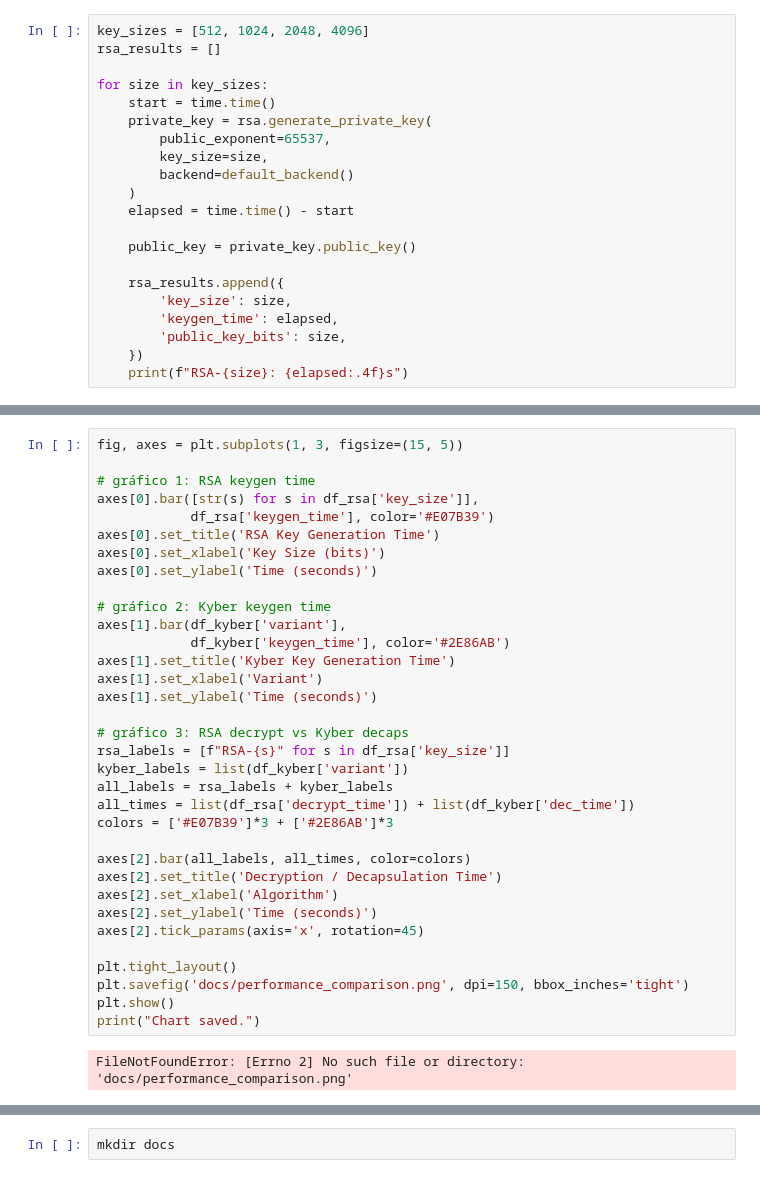
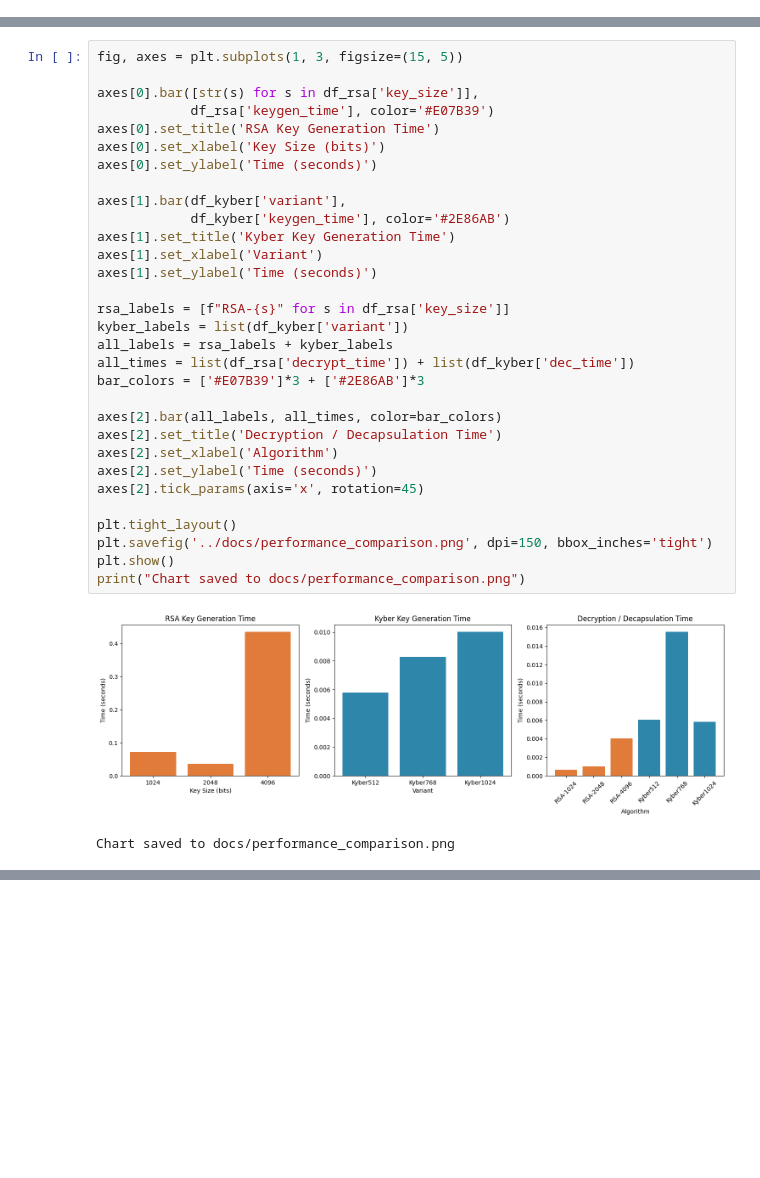
Before and after one commit to upereirag/post-quantum-risk-analysis, a Jupyter notebook: notebooks/analysis.ipynb, the cells around one changed output, grey strips where cells are left out. Drawn from its saved outputs; the diff is of its cells as text; blank space fills up the shorter version.

```diff
--- a/notebooks/analysis.ipynb
+++ b/notebooks/analysis.ipynb
@@ -10,24 +11,3 @@ from cryptography.hazmat.backends import default_backend
 print("Libraries loaded successfully.")
 # %% [output]
 Libraries loaded successfully.
-# %%
-key_sizes = [512, 1024, 2048, 4096]
-rsa_results = []
-
-for size in key_sizes:
-    start = time.time()
-    private_key = rsa.generate_private_key(
-        public_exponent=65537,
-        key_size=size,
-        backend=default_backend()
-    )
-    elapsed = time.time() - start
-
-    public_key = private_key.public_key()
-
-    rsa_results.append({
-        'key_size': size,
-        'keygen_time': elapsed,
-        'public_key_bits': size,
-    })
-    print(f"RSA-{size}: {elapsed:.4f}s")
@@ -261,36 +142,34 @@ RSA-2048 → RSA-4096        2.0      2.4221              1.2111
 # %%
 fig, axes = plt.subplots(1, 3, figsize=(15, 5))
 
-# gráfico 1: RSA keygen time
 axes[0].bar([str(s) for s in df_rsa['key_size']],
             df_rsa['keygen_time'], color='#E07B39')
 axes[0].set_title('RSA Key Generation Time')
 axes[0].set_xlabel('Key Size (bits)')
 axes[0].set_ylabel('Time (seconds)')
 
-# gráfico 2: Kyber keygen time
 axes[1].bar(df_kyber['variant'],
             df_kyber['keygen_time'], color='#2E86AB')
 axes[1].set_title('Kyber Key Generation Time')
 axes[1].set_xlabel('Variant')
 axes[1].set_ylabel('Time (seconds)')
 
-# gráfico 3: RSA decrypt vs Kyber decaps
 rsa_labels = [f"RSA-{s}" for s in df_rsa['key_size']]
 kyber_labels = list(df_kyber['variant'])
 all_labels = rsa_labels + kyber_labels
 all_times = list(df_rsa['decrypt_time']) + list(df_kyber['dec_time'])
-colors = ['#E07B39']*3 + ['#2E86AB']*3
+bar_colors = ['#E07B39']*3 + ['#2E86AB']*3
 
-axes[2].bar(all_labels, all_times, color=colors)
+axes[2].bar(all_labels, all_times, color=bar_colors)
 axes[2].set_title('Decryption / Decapsulation Time')
 axes[2].set_xlabel('Algorithm')
 axes[2].set_ylabel('Time (seconds)')
 axes[2].tick_params(axis='x', rotation=45)
 
 plt.tight_layout()
-plt.savefig('docs/performance_comparison.png', dpi=150, bbox_inches='tight')
+plt.savefig('../docs/performance_comparison.png', dpi=150, bbox_inches='tight')
 plt.show()
-print("Chart saved.")
+print("Chart saved to docs/performance_comparison.png")
 # %% [output]
+[figure, new version]
-FileNotFoundError: [Errno 2] No such file or directory: 'docs/performance_comparison.png'
+Chart saved to docs/performance_comparison.png
@@ -298,2 +175,0 @@ FileNotFoundError: [Errno 2] No such file or directory: 'docs/performance_compar
-# %%
-mkdir docs
```
Also changed, not shown: parts of 17 cells of this notebook, 3 other files.
